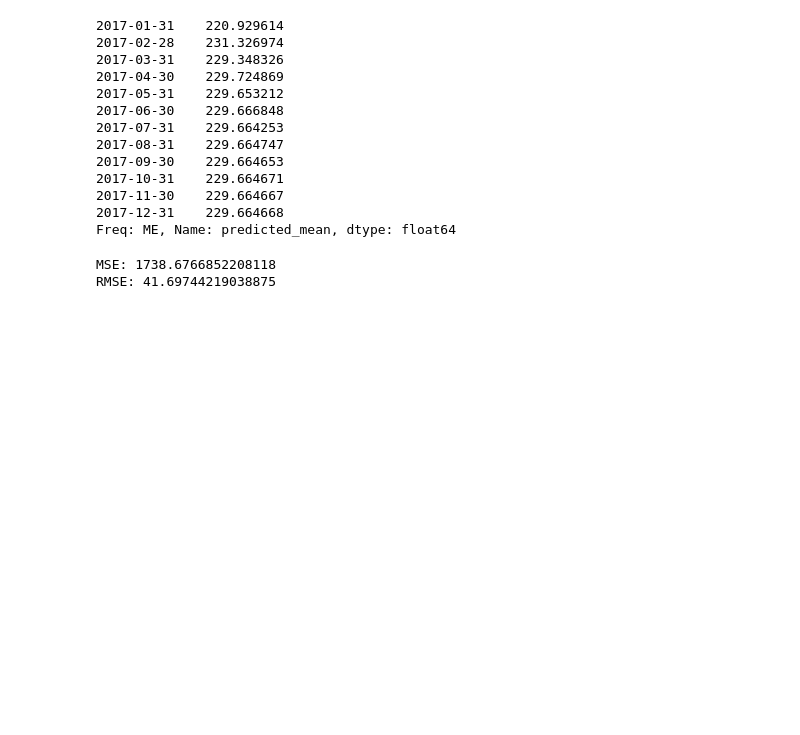
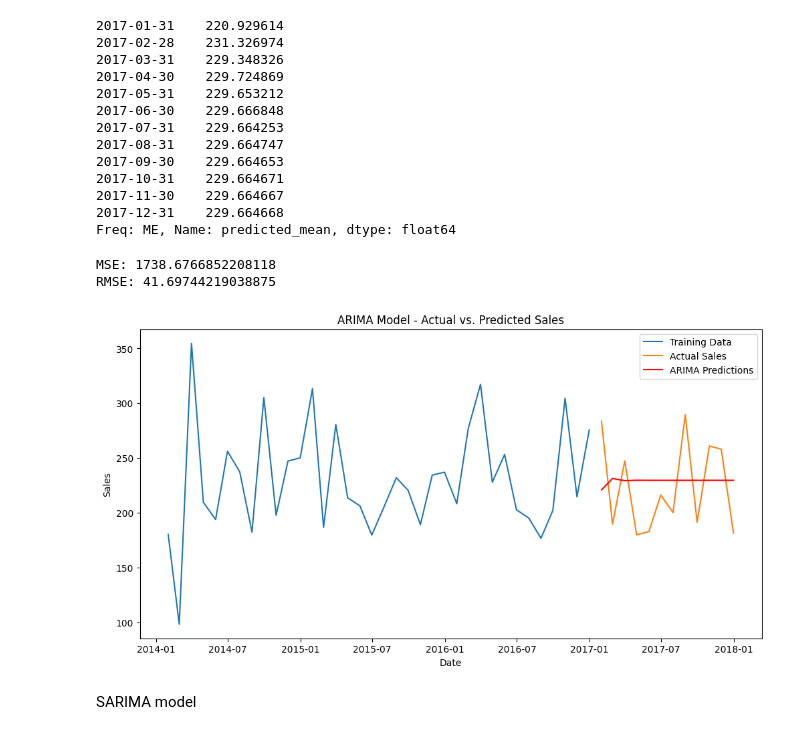
Before and after one commit to muniappabalaji/TimeSeries, a Jupyter notebook: TimeSeries_GreatLearning_July2025.ipynb, the cells around one changed output. Saved outputs shown, nothing was run; the diff lists cells and outputs as text; code cells hidden in the pictures; blank space fills up the shorter version.

```diff
--- a/TimeSeries_GreatLearning_July2025.ipynb
+++ b/TimeSeries_GreatLearning_July2025.ipynb
@@ -193,3 +193,18 @@ print(f'RMSE: {rmse}')
 # %% [output]
 MSE: 1738.6766852208118
 RMSE: 41.69744219038875
+# %%
+# Plot actual vs. predicted sales
+plt.figure(figsize=(12, 6))
+plt.plot(train_data['Sales'], label='Training Data')
+plt.plot(test_data['Sales'], label='Actual Sales')
+plt.plot(predictions, label='ARIMA Predictions', color='red')
+plt.title('ARIMA Model - Actual vs. Predicted Sales')
+plt.xlabel('Date')
+plt.ylabel('Sales')
+plt.legend()
+plt.show()
+# %% [output]
+[figure, added]
+# %% [markdown]
+SARIMA model
```
Also changed, not shown: parts of 12 cells of this notebook.
